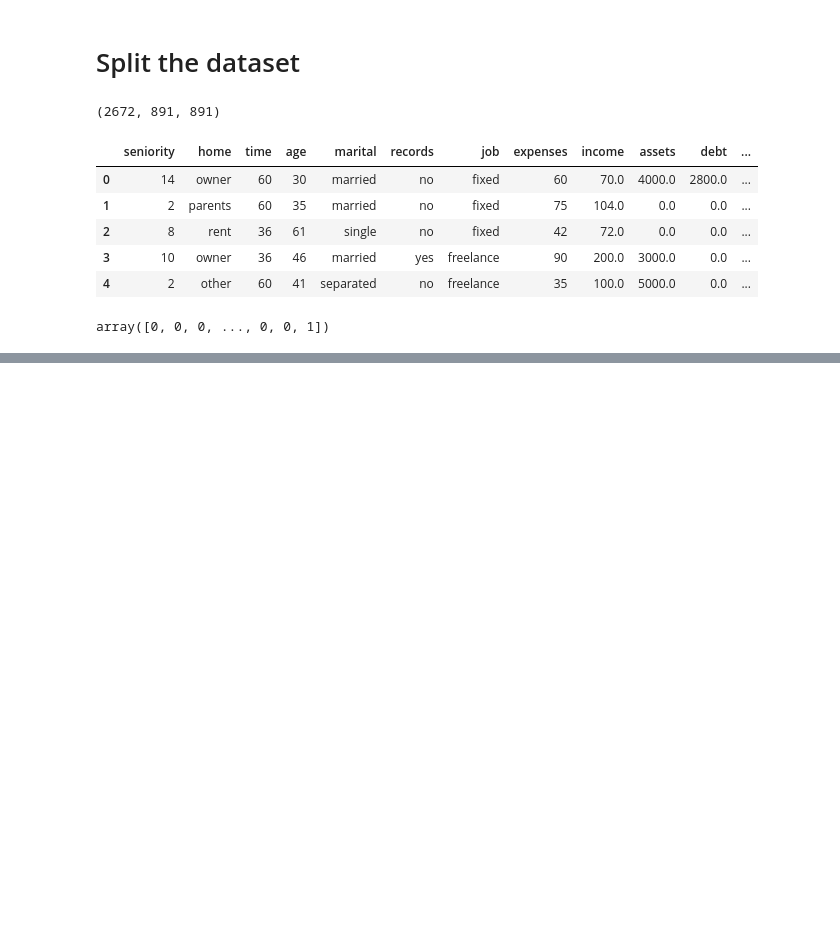
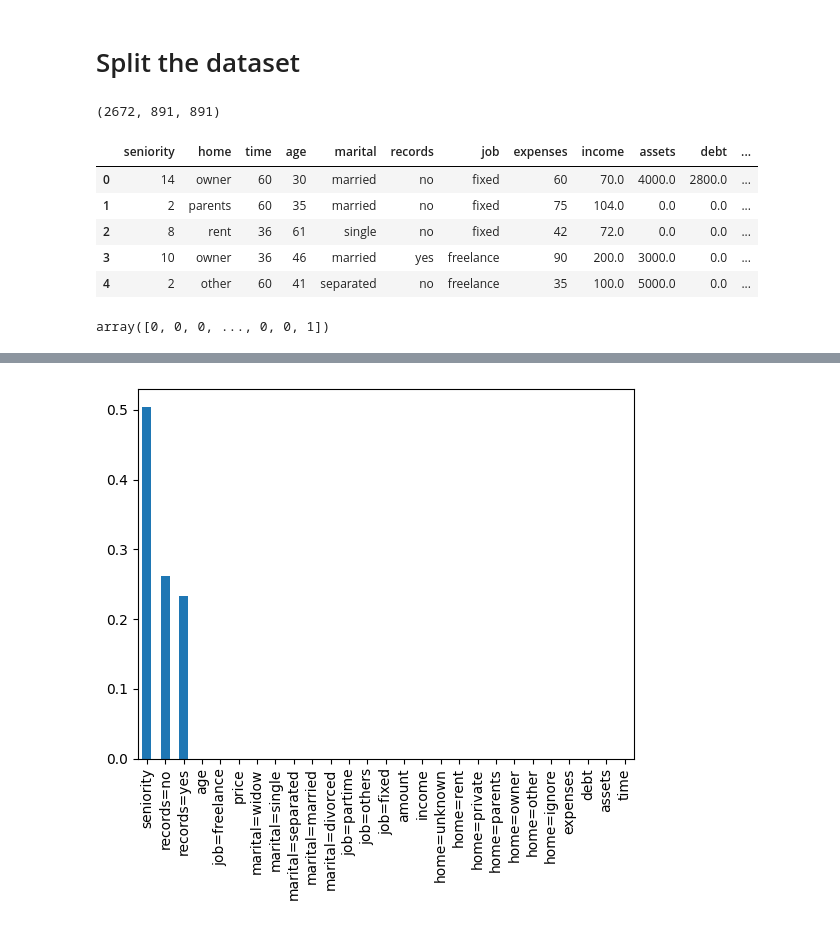
Before and after one commit to a-kravets/Data-Analytics-Projects, a Jupyter notebook: Credit Risk Scoring/credit_risk_scoring.ipynb, the cells around one changed output, grey strips where cells are left out. Drawn from its saved outputs; the diff is of its cells as text; code cells hidden in the pictures; blank space fills up the shorter version.

Commit message:
adding feature importance calc example

```diff
--- a/Credit Risk Scoring/credit_risk_scoring.ipynb
+++ b/Credit Risk Scoring/credit_risk_scoring.ipynb
@@ -317,0 +318,11 @@ plot_tree(dt, max_depth=2, feature_names=dv.get_feature_names_out().tolist());
+# %%
+# example of calculating feature importance
+
+importances = dt.feature_importances_
+
+forest_importances = pd.Series(importances, index=dv.get_feature_names_out().tolist()).sort_values(ascending=False)
+
+fig, ax = plt.subplots()
+forest_importances.plot.bar(ax=ax);
+# %% [output]
+[figure, added]
```
Also changed, not shown: parts of 22 cells of this notebook.
